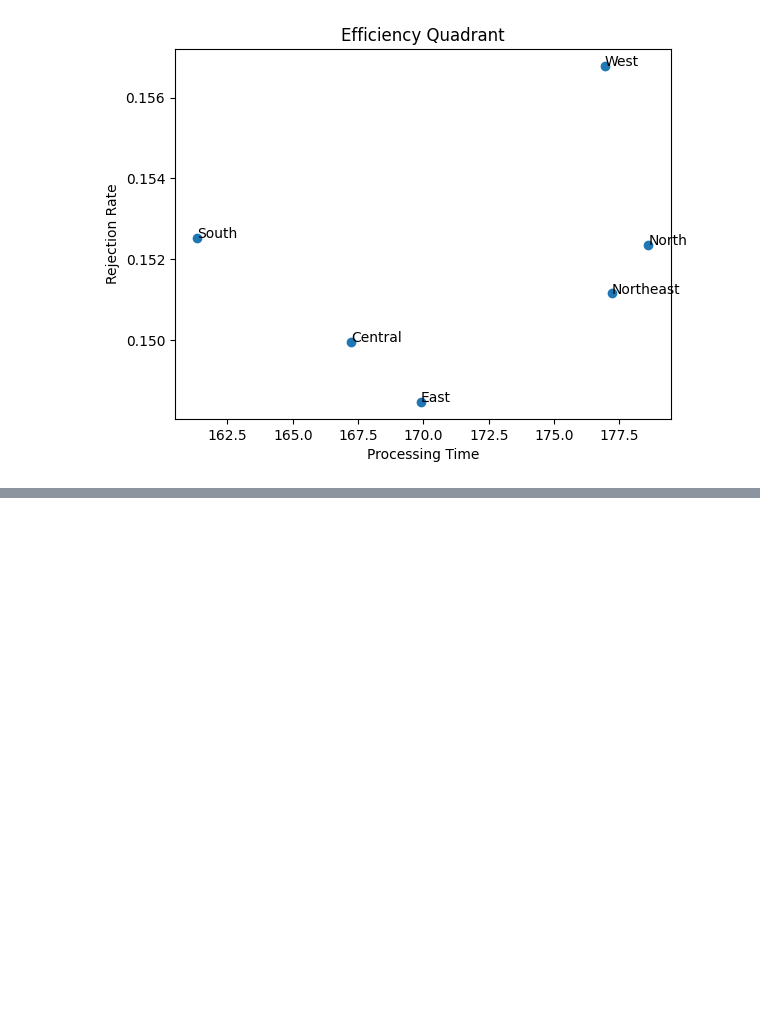
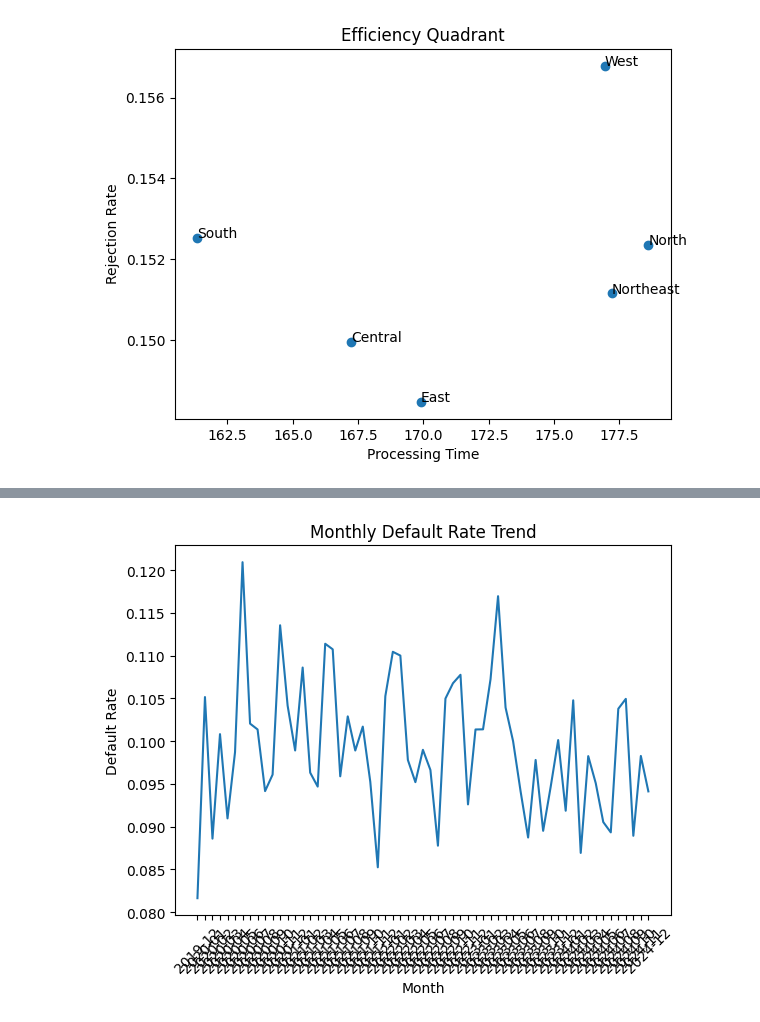
Before and after one commit to madhurmd/hero-fincorp-loan-analysis, a Jupyter notebook: notebooks/analysis.ipynb, the cells around one changed output, grey strips where cells are left out. Cells and saved outputs as stored; diff of their text form; code cells hidden in the pictures; blank space fills up the shorter version.

```diff
--- a/notebooks/analysis.ipynb
+++ b/notebooks/analysis.ipynb
@@ -1940,0 +2017,20 @@ plt.show()
+# %%
+loan_time = loans.merge(
+    customers[['Customer_ID', 'Region']],
+    on='Customer_ID',
+    how='left'
+)
+
+loan_time['Month'] = loan_time['Disbursal_Date'].dt.to_period('M').astype(str)
+# %%
+monthly_default_rate = loan_time.groupby('Month')['Default_Flag'].mean()
+# %%
+plt.figure()
+plt.plot(monthly_default_rate.index, monthly_default_rate.values)
+plt.xticks(rotation=45)
+plt.title("Monthly Default Rate Trend")
+plt.xlabel("Month")
+plt.ylabel("Default Rate")
+plt.show()
+# %% [output]
+[figure, added]
```
Also changed, not shown: parts of 18 cells of this notebook.
